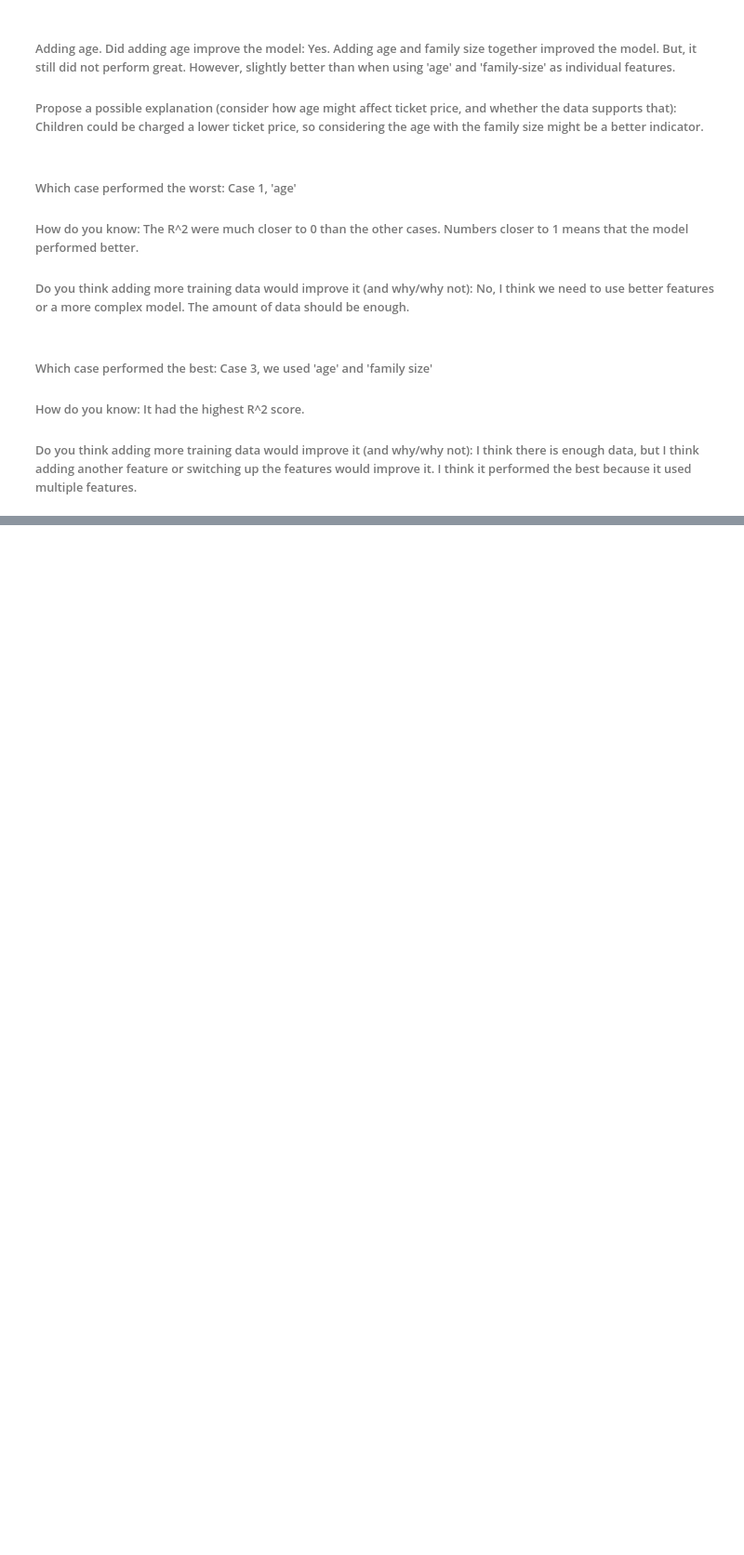
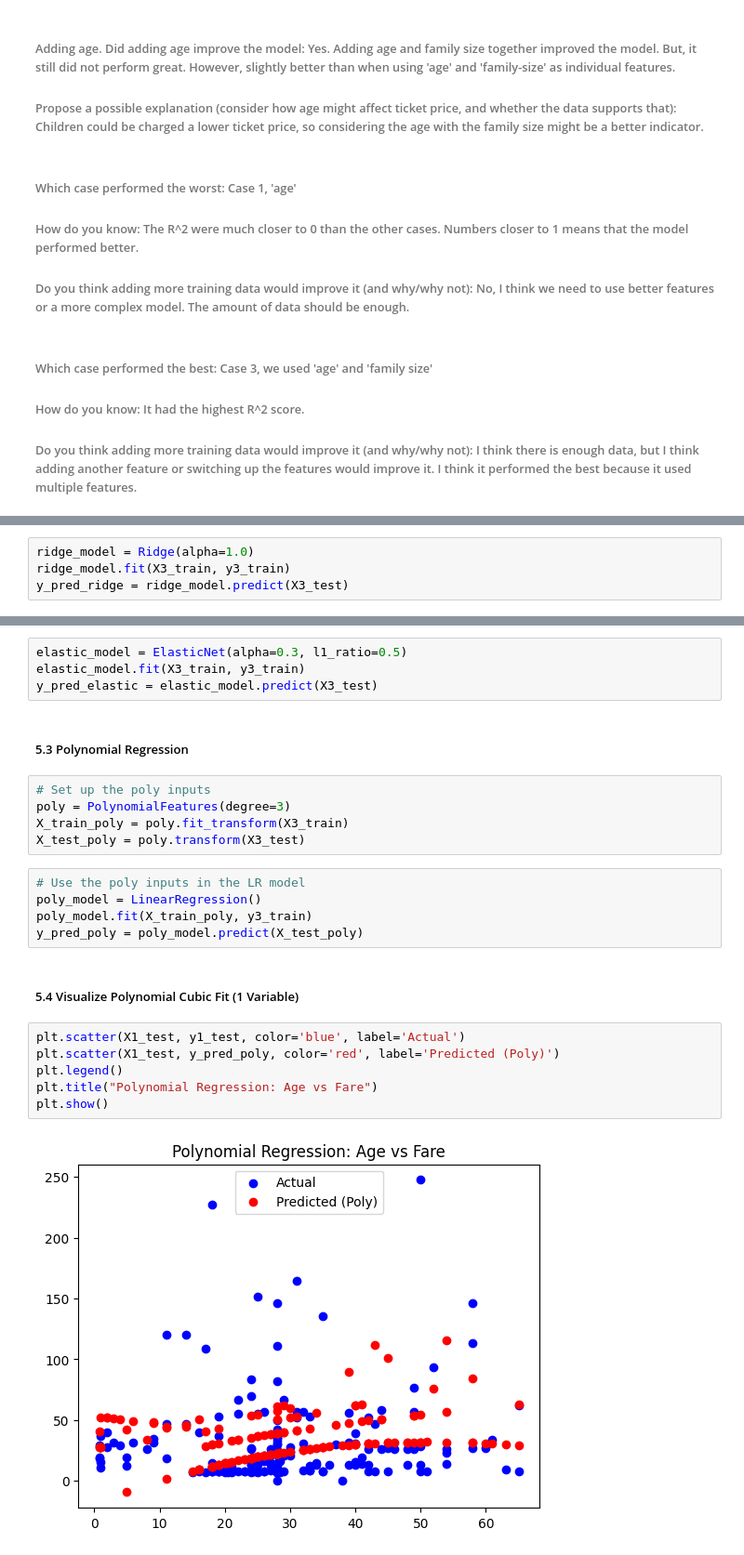
Before and after one commit to ceradrake/applied-ml-drake, a Jupyter notebook: lab04/ml04_drake.ipynb, the cells around one changed output, grey strips where cells are left out. Shown at 93% size. Saved outputs shown, nothing was run; the diff lists cells and outputs as text; blank space fills up the shorter version.

```diff
--- a/lab04/ml04_drake.ipynb
+++ b/lab04/ml04_drake.ipynb
@@ -173,0 +176,4 @@ Case 4: Test MAE: 24.24249103567552
+# %%
+ridge_model = Ridge(alpha=1.0)
+ridge_model.fit(X3_train, y3_train)
+y_pred_ridge = ridge_model.predict(X3_test)
@@ -173,0 +182,26 @@ Case 4: Test MAE: 24.24249103567552
+# %%
+elastic_model = ElasticNet(alpha=0.3, l1_ratio=0.5)
+elastic_model.fit(X3_train, y3_train)
+y_pred_elastic = elastic_model.predict(X3_test)
+# %% [markdown]
+##### 5.3 Polynomial Regression
+# %%
+# Set up the poly inputs
+poly = PolynomialFeatures(degree=3)
+X_train_poly = poly.fit_transform(X3_train)
+X_test_poly = poly.transform(X3_test)
+# %%
+# Use the poly inputs in the LR model
+poly_model = LinearRegression()
+poly_model.fit(X_train_poly, y3_train)
+y_pred_poly = poly_model.predict(X_test_poly)
+# %% [markdown]
+##### 5.4 Visualize Polynomial Cubic Fit (1 Variable)
+# %%
+plt.scatter(X1_test, y1_test, color='blue', label='Actual')
+plt.scatter(X1_test, y_pred_poly, color='red', label='Predicted (Poly)')
+plt.legend()
+plt.title("Polynomial Regression: Age vs Fare")
+plt.show()
+# %% [output]
+[figure, added]
```
Also changed, not shown: parts of 3 cells of this notebook.
